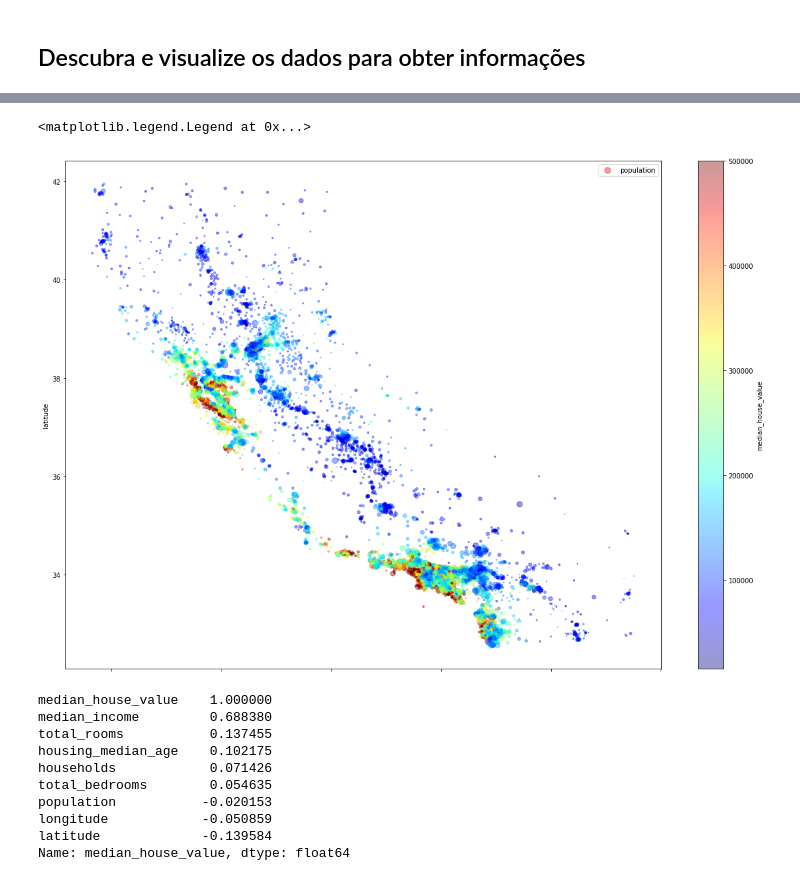
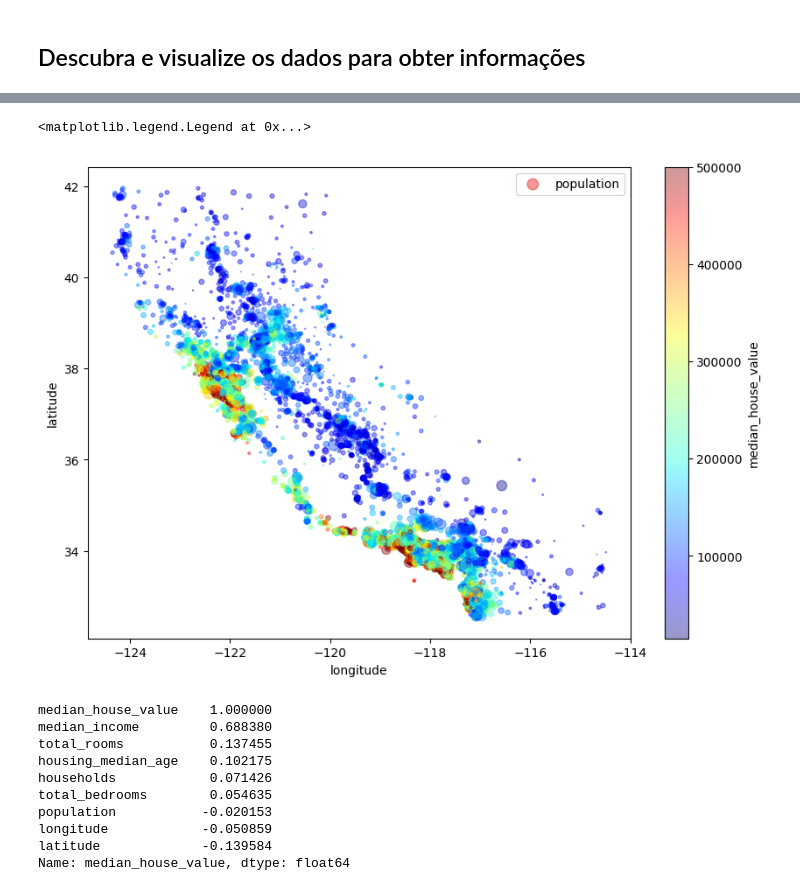
Before and after one commit to caioopra/Programming-leassons, a Jupyter notebook: maos_a_obra-ML/capitulo2/capitulo2.ipynb, the cells around one changed output, grey strips where cells are left out. Saved outputs shown, nothing was run; the diff lists cells and outputs as text; code cells hidden in the pictures.

```diff
--- a/maos_a_obra-ML/capitulo2/capitulo2.ipynb
+++ b/maos_a_obra-ML/capitulo2/capitulo2.ipynb
@@ -163,20 +163,21 @@ housing.plot(kind="scatter", x="longitude", y="latitude", alpha=0.1)
 # %%
 housing.plot(
     kind="scatter",
     x="longitude",
     y="latitude",
     alpha=0.4,
     s=housing["population"] / 100,  # s = raio
     label="population",
-    figsize=(20, 14),
+    figsize=(10, 7),
     c="median_house_value",
-    cmap=plt.get_cmap("jet"),
+    cmap="jet",  # plt.get_cmap("jet")
     colorbar=True,
+    sharex=False
 )
 plt.legend()
 # %% [output]
 <matplotlib.legend.Legend at 0x...>
-[figure, old version]
+[figure, new version]
 # %%
 corr_matrix = housing.corr()
 # %%
```
Also changed, not shown: parts of 60 cells of this notebook.
